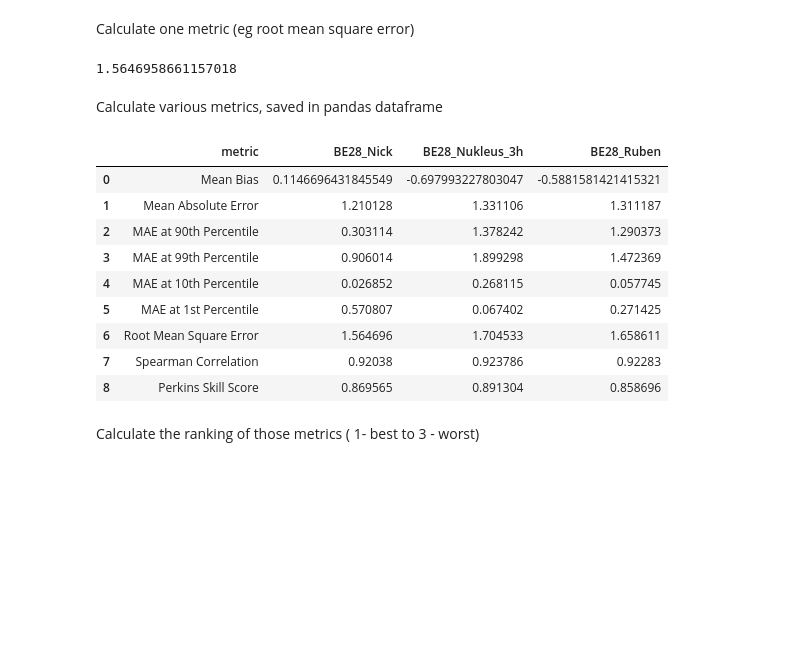
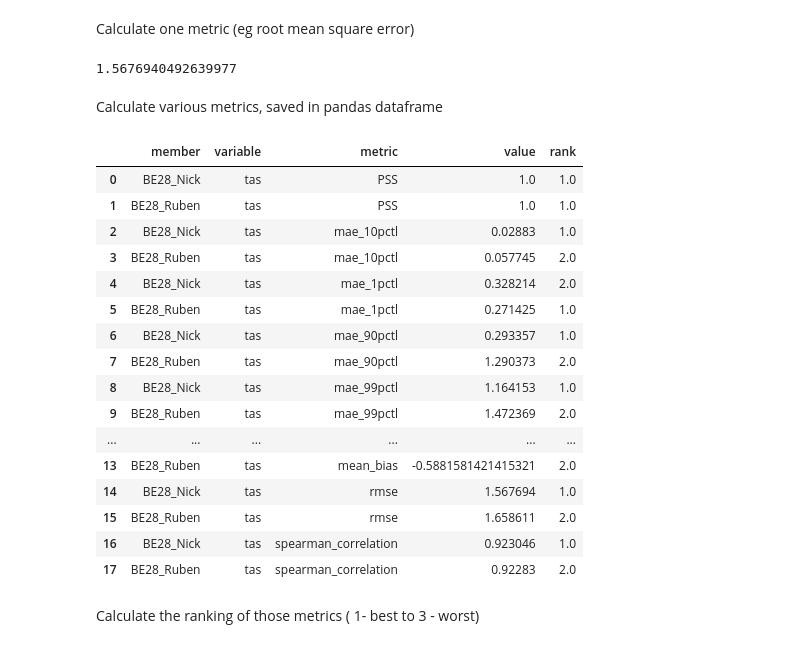
Before and after one commit to CORDEX-be2/ValEnsPy, a Jupyter notebook: examples/skill_scores.ipynb, the cells around one changed output. Cells and saved outputs as stored; diff of their text form; code cells hidden in the pictures; blank space fills up the shorter version.

```diff
--- a/examples/skill_scores.ipynb
+++ b/examples/skill_scores.ipynb
@@ -54,7 +56,7 @@ def load_point_exp_ref(variable, model, ref_dataset, experiments, point_coord):
     # do point selection
     ds_obs_point = select_point(ds_obs, point_coord)
 
-    da_obs = ds_obs_point[variable].compute()
+    ds_obs = ds_obs_point.compute()
 
     if len(experiments)>1:
         d_da_mod = {}
@@ -76,7 +78,7 @@ def load_point_exp_ref(variable, model, ref_dataset, experiments, point_coord):
         # make datatree from experiments
         dt_mod = DataTree.from_dict(d_da_mod)
 
-        return da_obs,dt_mod
+        return ds_obs,dt_mod
 
     else:
         experiment = experiments[0]
@@ -88,9 +90,9 @@ def load_point_exp_ref(variable, model, ref_dataset, experiments, point_coord):
 
         ds_mod_point = select_point(ds_mod, point_coord, rotated_pole=True)
 
-        da_mod = ds_mod_point[variable].compute()
+        ds_mod = ds_mod_point.compute()
 
-        return da_obs,da_mod
+        return ds_obs,da_mod
 # %% [markdown]
 ## 2. Skill score calculation example
 in this example we select one reference database, one variable and three experiments for which the skill scores are calculated
@@ -104,10 +106,10 @@ Load point modelled data and observations
 ref_dataset = 'ERA5'
 variable = 'tas'
 model = 'CCLM'
-experiments = [ "BE28_Nick", "BE28_Nukleus_3h", "BE28_Ruben"]
+experiments = [ "BE28_Nick",  "BE28_Ruben"]
 
 # load point observations and model experiments as a data tree
-da_obs, dt_mod =  load_point_exp_ref(variable, model, ref_dataset, experiments, point_coord)
+ds_obs, dt_mod =  load_point_exp_ref(variable, model, ref_dataset, experiments, point_coord)
 
 dt_mod
 # %% [output]
@@ -152,28 +156,35 @@ Calculate one metric (eg root mean square error)
 da_mod = dt_mod[experiments[0]][variable]
 
 
-rmse = root_mean_square_error(da_mod, da_obs)
+rmse = root_mean_square_error(da_mod, ds_obs[variable])
 
 rmse
 # %% [output]
-1.5646958661157018
+1.5676940492639977
 # %% [markdown]
 Calculate various metrics, saved in pandas dataframe
 # %%
 # calculate the metrics
-df_metric      = calc_metrics(dt_mod, da_obs)
+df_metric      = calc_metrics_dt(dt_mod, ds_obs)
 df_metric
 # %% [output]
-|  | metric | BE28_Nick | BE28_Nukleus_3h | BE28_Ruben |
-| 0 | Mean Bias | 0.1146696431845549 | -0.697993227803047 | -0.5881581421415321 |
-| 1 | Mean Absolute Error | 1.210128 | 1.331106 | 1.311187 |
-| 2 | MAE at 90th Percentile | 0.303114 | 1.378242 | 1.290373 |
-| 3 | MAE at 99th Percentile | 0.906014 | 1.899298 | 1.472369 |
-| 4 | MAE at 10th Percentile | 0.026852 | 0.268115 | 0.057745 |
-| 5 | MAE at 1st Percentile | 0.570807 | 0.067402 | 0.271425 |
-| 6 | Root Mean Square Error | 1.564696 | 1.704533 | 1.658611 |
-| 7 | Spearman Correlation | 0.92038 | 0.923786 | 0.92283 |
-| 8 | Perkins Skill Score | 0.869565 | 0.891304 | 0.858696 |
+|  | member | variable | metric | value | rank |
+| 0 | BE28_Nick | tas | PSS | 1.0 | 1.0 |
+| 1 | BE28_Ruben | tas | PSS | 1.0 | 1.0 |
+| 2 | BE28_Nick | tas | mae_10pctl | 0.02883 | 1.0 |
+| 3 | BE28_Ruben | tas | mae_10pctl | 0.057745 | 2.0 |
+| 4 | BE28_Nick | tas | mae_1pctl | 0.328214 | 2.0 |
+| 5 | BE28_Ruben | tas | mae_1pctl | 0.271425 | 1.0 |
+| 6 | BE28_Nick | tas | mae_90pctl | 0.293357 | 1.0 |
+| 7 | BE28_Ruben | tas | mae_90pctl | 1.290373 | 2.0 |
+| 8 | BE28_Nick | tas | mae_99pctl | 1.164153 | 1.0 |
+| 9 | BE28_Ruben | tas | mae_99pctl | 1.472369 | 2.0 |
+| ... | ... | ... | ... | ... | ... |
+| 13 | BE28_Ruben | tas | mean_bias | -0.5881581421415321 | 2.0 |
+| 14 | BE28_Nick | tas | rmse | 1.567694 | 1.0 |
+| 15 | BE28_Ruben | tas | rmse | 1.658611 | 2.0 |
+| 16 | BE28_Nick | tas | spearman_correlation | 0.923046 | 1.0 |
+| 17 | BE28_Ruben | tas | spearman_correlation | 0.92283 | 2.0 |
 # %% [markdown]
 Calculate the ranking of those metrics ( 1- best to 3 - worst)
 # %%
```
Also changed, not shown: parts of 16 cells of this notebook, 1 other file.
